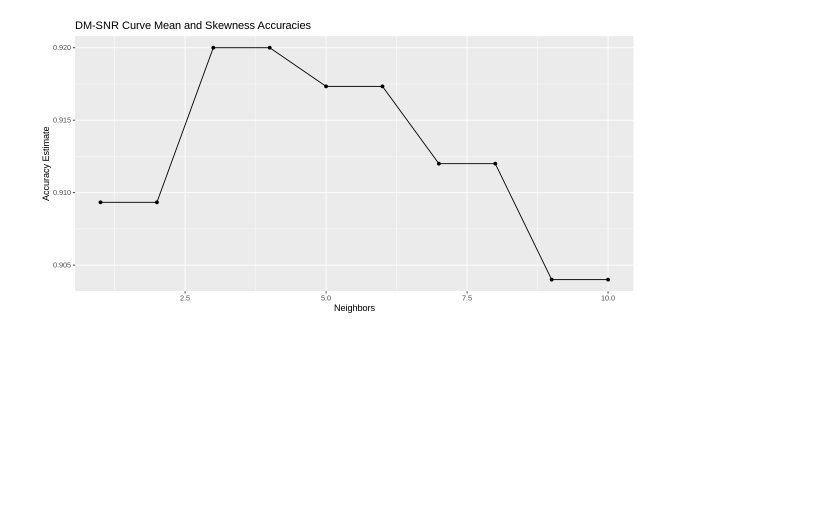
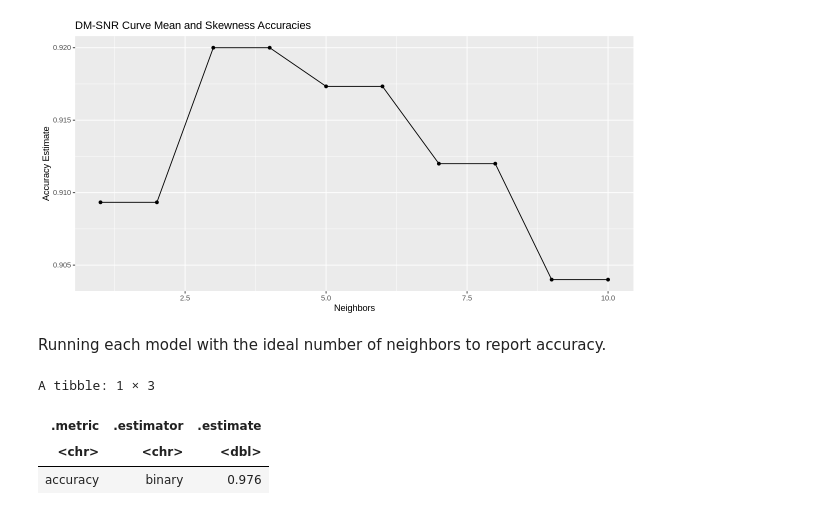
Before and after one commit to kseniak1/DSCI100-Project, a Jupyter notebook: Ksenia_notebook.ipynb, the cells around one changed output. Saved outputs shown, nothing was run; the diff lists cells and outputs as text; code cells hidden in the pictures; blank space fills up the shorter version.

Commit message:
Completed accuracy measurements

```diff
--- a/Ksenia_notebook.ipynb
+++ b/Ksenia_notebook.ipynb
@@ -253,3 +253,5 @@ knn_plot6
 k6 <- 3
 # %% [output]
 [figure]
+# %% [markdown]
+Running each model with the ideal number of neighbors to report accuracy.
@@ -255,0 +276,22 @@ k6 <- 3
+# %%
+## Graph 1
+knn_spec1 <- nearest_neighbor(weight_func = 'rectangular', neighbors = k1) %>%
+                set_engine('kknn') %>%
+                set_mode('classification')
+acc_recipe1 <- recipe(class ~ mean_ip + dev_ip, data = pulsar_train) %>%
+                step_center(all_predictors()) %>%
+                step_scale(all_predictors())
+acc_fit1 <- workflow() %>%
+      add_recipe(acc_recipe1) %>%
+      add_model(knn_spec1) %>%
+      fit(data = pulsar_train)
+pulsar_predict1 <- predict(acc_fit1, pulsar_test) %>%
+                    bind_cols(pulsar_test) %>%
+                    metrics(truth = class, estimate = .pred_class) %>%
+                    filter(.metric == 'accuracy')
+pulsar_predict1
+# %% [output]
+A tibble: 1 × 3
+| .metric | .estimator | .estimate |
+| <chr> | <chr> | <dbl> |
+| accuracy | binary | 0.976 |
```
Also changed, not shown: parts of 7 cells of this notebook.
